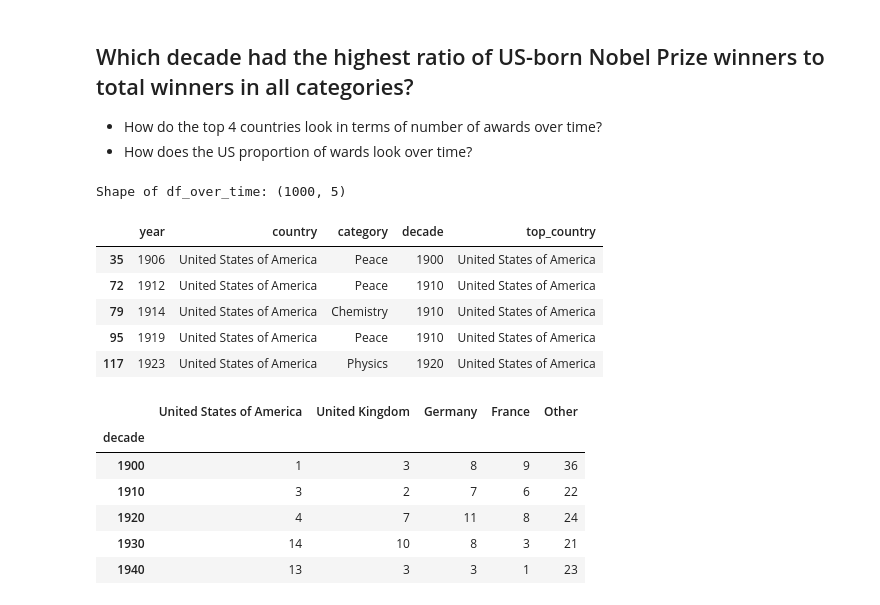
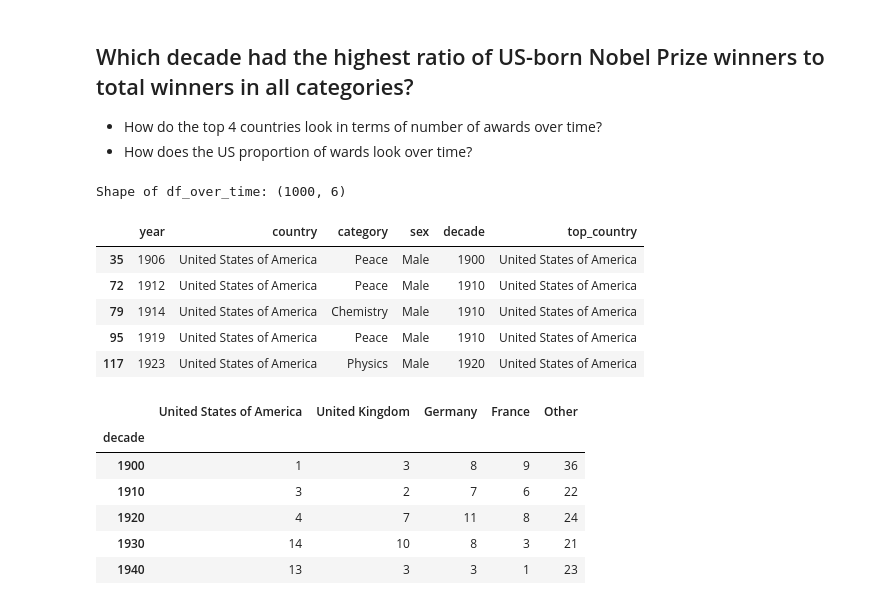
Before and after one commit to MichaelSzczepaniak/DSPortfolio, a Jupyter notebook: Nobel_Winners/NobelWinners.ipynb, the cells around one changed output. Saved outputs shown, nothing was run; the diff lists cells and outputs as text; code cells hidden in the pictures.

Commit message:
add stacked bar of women awards by cat by dec, start wrangling similar male data

```diff
--- a/Nobel_Winners/NobelWinners.ipynb
+++ b/Nobel_Winners/NobelWinners.ipynb
@@ -128,29 +128,29 @@ The country with the most Nobel Prizes is : United States of America with 292
 + How does the US proportion of wards look over time?
 # %%
 # only use columns needed for this section
-df_over_time = df_nobel.loc[:, ["year", "contemporary_country", "category"]]
+df_over_time = df_nobel.loc[:, ["year", "contemporary_country", "category", "sex"]]
 df_over_time = df_over_time.sort_values(by=["year", "contemporary_country"])
 # create decade column
 df_over_time['decade'] = df_over_time["year"].astype(str).str[:3] + "0"
 # shorten the country column name
 df_over_time = df_over_time.rename(columns={"contemporary_country": "country"})
 df_over_time['top_country'] = df_over_time['country'].apply(lambda c: c if c in ('United States of America',
                                                                                  'United Kingdom',
                                                                                  'Germany',
                                                                                  'France') else 'Other')
 
 df_over_time.sort_values(by=['year', 'category'], inplace=True)
 print(f"Shape of df_over_time: {df_over_time.shape}\n")
 # check out new is_USA column
 df_over_time.loc[df_over_time['country'] == "United States of America", :].head()
 # %% [output]
-Shape of df_over_time: (1000, 5)
+Shape of df_over_time: (1000, 6)
-|  | year | country | category | decade | top_country |
-| 35 | 1906 | United States of America | Peace | 1900 | United States of America |
-| 72 | 1912 | United States of America | Peace | 1910 | United States of America |
-| 79 | 1914 | United States of America | Chemistry | 1910 | United States of America |
-| 95 | 1919 | United States of America | Peace | 1910 | United States of America |
-| 117 | 1923 | United States of America | Physics | 1920 | United States of America |
+|  | year | country | category | sex | decade | top_country |
+| 35 | 1906 | United States of America | Peace | Male | 1900 | United States of America |
+| 72 | 1912 | United States of America | Peace | Male | 1910 | United States of America |
+| 79 | 1914 | United States of America | Chemistry | Male | 1910 | United States of America |
+| 95 | 1919 | United States of America | Peace | Male | 1910 | United States of America |
+| 117 | 1923 | United States of America | Physics | Male | 1920 | United States of America |
 # %%
 df_top_countries = pd.crosstab(df_over_time['decade'], df_over_time['top_country']).reset_index()
 df_top_countries.columns.name = None
```
Also changed, not shown: parts of 11 cells of this notebook.
